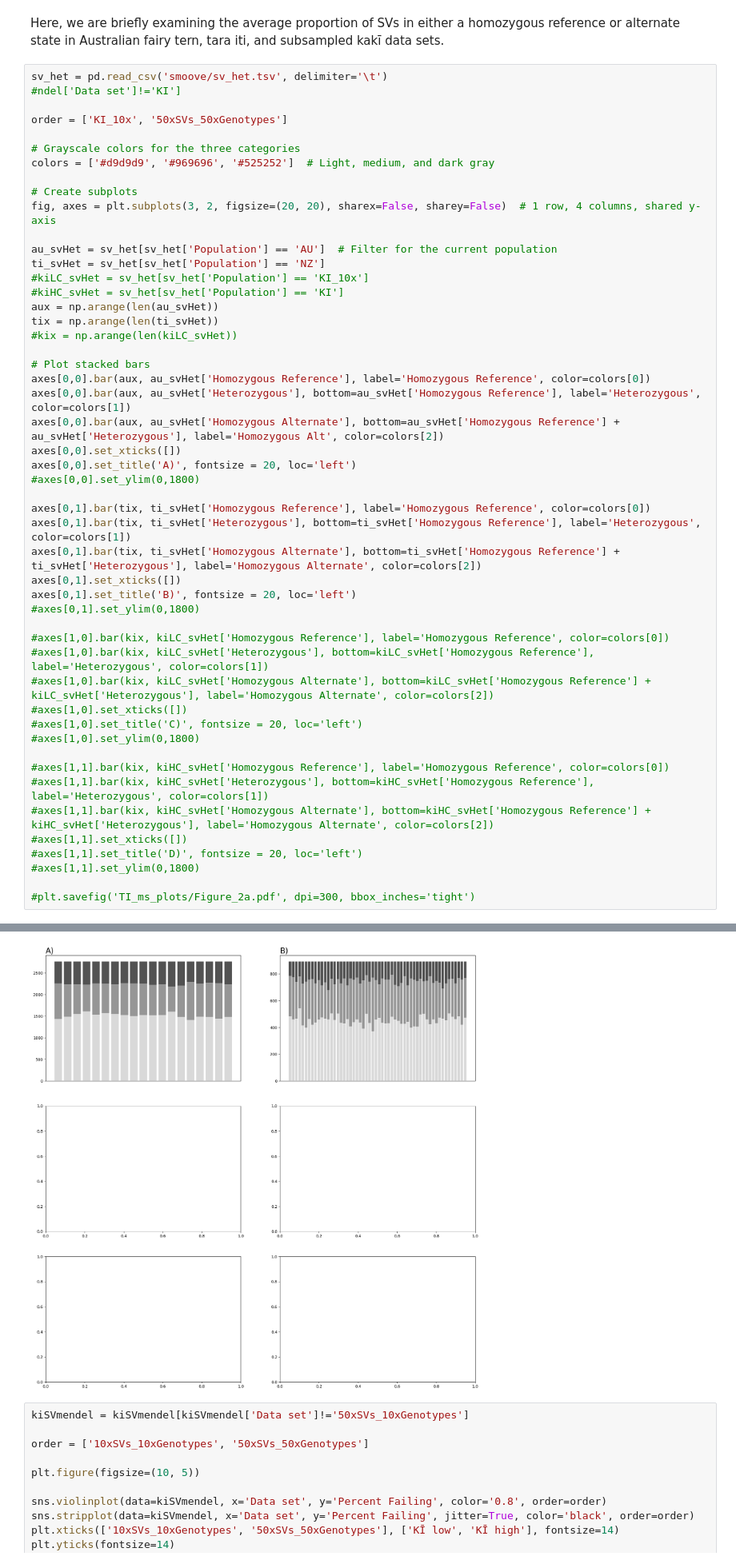
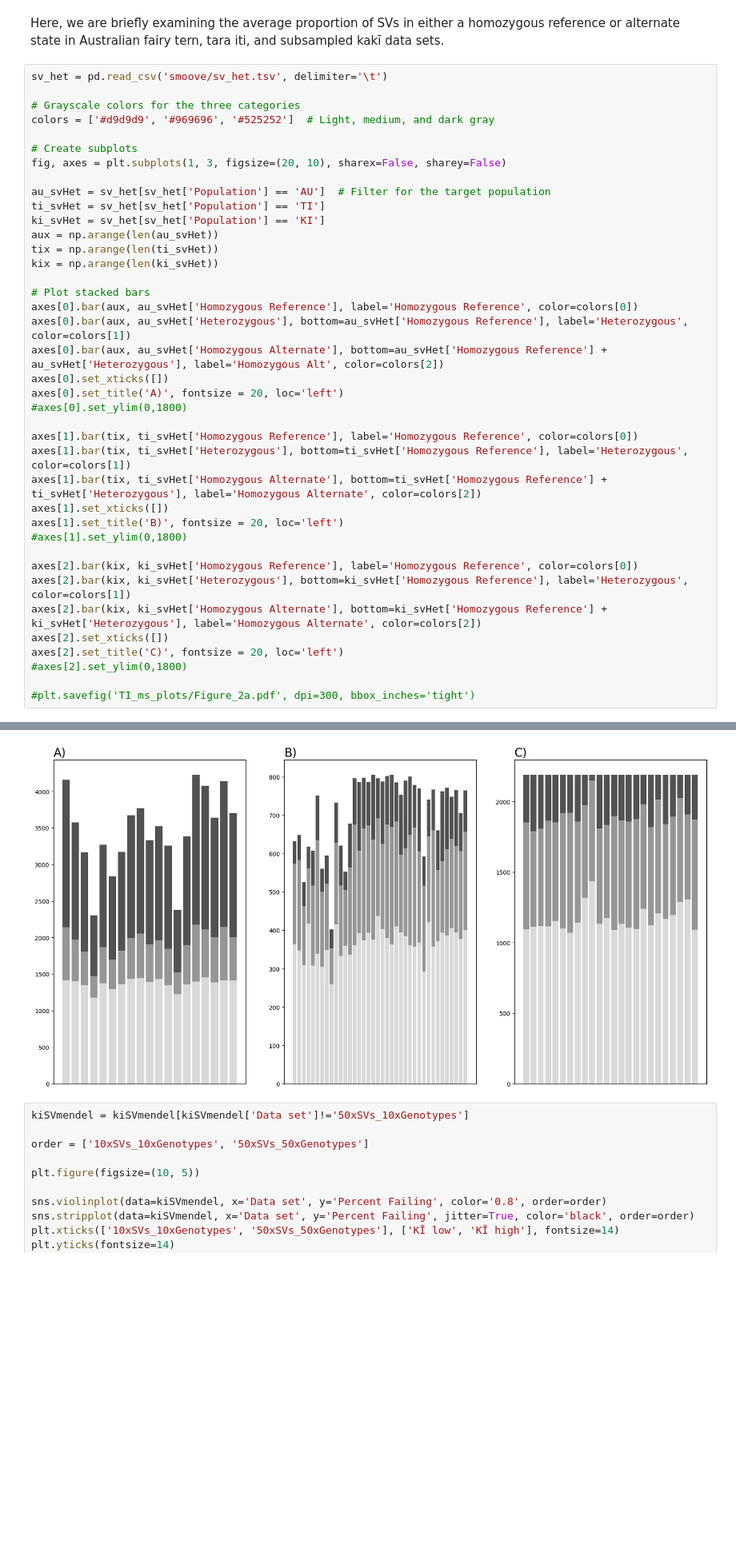
Before and after one commit to janawold1/2026_S_nereis_Cons_Gen, a Jupyter notebook: 06_Heterozygosity.ipynb, the cells around one changed output, grey strips where cells are left out. Shown at 80% size. Saved outputs shown, nothing was run; the diff lists cells and outputs as text; blank space fills up the shorter version.

Commit message:
Updated some plots, fixed some errors

```diff
--- a/06_Heterozygosity.ipynb
+++ b/06_Heterozygosity.ipynb
@@ -892,52 +871,41 @@ kiSVmendel.groupby(['Data set'])['Percent Failing'].mean().reset_index()
 Here, we are briefly examining the average proportion of SVs in either a homozygous reference or alternate state in Australian fairy tern, tara iti, and subsampled kakī data sets.
 # %%
 sv_het = pd.read_csv('smoove/sv_het.tsv', delimiter='\t')
-#ndel['Data set']!='KI']
-
-order = ['KI_10x', '50xSVs_50xGenotypes']
 
 # Grayscale colors for the three categories
 colors = ['#d9d9d9', '#969696', '#525252']  # Light, medium, and dark gray
 
 # Create subplots
-fig, axes = plt.subplots(3, 2, figsize=(20, 20), sharex=False, sharey=False)  # 1 row, 4 columns, shared y-axis
+fig, axes = plt.subplots(1, 3, figsize=(20, 10), sharex=False, sharey=False)
 
-au_svHet = sv_het[sv_het['Population'] == 'AU']  # Filter for the current population
-ti_svHet = sv_het[sv_het['Population'] == 'NZ']
-#kiLC_svHet = sv_het[sv_het['Population'] == 'KI_10x']
-#kiHC_svHet = sv_het[sv_het['Population'] == 'KI']
+au_svHet = sv_het[sv_het['Population'] == 'AU']  # Filter for the target population
+ti_svHet = sv_het[sv_het['Population'] == 'TI']
+ki_svHet = sv_het[sv_het['Population'] == 'KI']
 aux = np.arange(len(au_svHet))
 tix = np.arange(len(ti_svHet))
-#kix = np.arange(len(kiLC_svHet))
+kix = np.arange(len(ki_svHet))
 
 # Plot stacked bars
-axes[0,0].bar(aux, au_svHet['Homozygous Reference'], label='Homozygous Reference', color=colors[0])
-axes[0,0].bar(aux, au_svHet['Heterozygous'], bottom=au_svHet['Homozygous Reference'], label='Heterozygous', color=colors[1])
-axes[0,0].bar(aux, au_svHet['Homozygous Alternate'], bottom=au_svHet['Homozygous Reference'] + au_svHet['Heterozygous'], label='Homozygous Alt', color=colors[2])
-axes[0,0].set_xticks([])
-axes[0,0].set_title('A)', fontsize = 20, loc='left')
-#axes[0,0].set_ylim(0,1800)
+axes[0].bar(aux, au_svHet['Homozygous Reference'], label='Homozygous Reference', color=colors[0])
+axes[0].bar(aux, au_svHet['Heterozygous'], bottom=au_svHet['Homozygous Reference'], label='Heterozygous', color=colors[1])
+axes[0].bar(aux, au_svHet['Homozygous Alternate'], bottom=au_svHet['Homozygous Reference'] + au_svHet['Heterozygous'], label='Homozygous Alt', color=colors[2])
+axes[0].set_xticks([])
+axes[0].set_title('A)', fontsize = 20, loc='left')
+#axes[0].set_ylim(0,1800)
 
-axes[0,1].bar(tix, ti_svHet['Homozygous Reference'], label='Homozygous Reference', color=colors[0])
-axes[0,1].bar(tix, ti_svHet['Heterozygous'], bottom=ti_svHet['Homozygous Reference'], label='Heterozygous', color=colors[1])
-axes[0,1].bar(tix, ti_svHet['Homozygous Alternate'], bottom=ti_svHet['Homozygous Reference'] + ti_svHet['Heterozygous'], label='Homozygous Alternate', color=colors[2])
-axes[0,1].set_xticks([])
-axes[0,1].set_title('B)', fontsize = 20, loc='left')
-#axes[0,1].set_ylim(0,1800)
+axes[1].bar(tix, ti_svHet['Homozygous Reference'], label='Homozygous Reference', color=colors[0])
+axes[1].bar(tix, ti_svHet['Heterozygous'], bottom=ti_svHet['Homozygous Reference'], label='Heterozygous', color=colors[1])
+axes[1].bar(tix, ti_svHet['Homozygous Alternate'], bottom=ti_svHet['Homozygous Reference'] + ti_svHet['Heterozygous'], label='Homozygous Alternate', color=colors[2])
+axes[1].set_xticks([])
+axes[1].set_title('B)', fontsize = 20, loc='left')
+#axes[1].set_ylim(0,1800)
 
-#axes[1,0].bar(kix, kiLC_svHet['Homozygous Reference'], label='Homozygous Reference', color=colors[0])
-#axes[1,0].bar(kix, kiLC_svHet['Heterozygous'], bottom=kiLC_svHet['Homozygous Reference'], label='Heterozygous', color=colors[1])
-#axes[1,0].bar(kix, kiLC_svHet['Homozygous Alternate'], bottom=kiLC_svHet['Homozygous Reference'] + kiLC_svHet['Heterozygous'], label='Homozygous Alternate', color=colors[2])
-#axes[1,0].set_xticks([])
-#axes[1,0].set_title('C)', fontsize = 20, loc='left')
-#axes[1,0].set_ylim(0,1800)
-
-#axes[1,1].bar(kix, kiHC_svHet['Homozygous Reference'], label='Homozygous Reference', color=colors[0])
-#axes[1,1].bar(kix, kiHC_svHet['Heterozygous'], bottom=kiHC_svHet['Homozygous Reference'], label='Heterozygous', color=colors[1])
-#axes[1,1].bar(kix, kiHC_svHet['Homozygous Alternate'], bottom=kiHC_svHet['Homozygous Reference'] + kiHC_svHet['Heterozygous'], label='Homozygous Alternate', color=colors[2])
-#axes[1,1].set_xticks([])
-#axes[1,1].set_title('D)', fontsize = 20, loc='left')
-#axes[1,1].set_ylim(0,1800)
+axes[2].bar(kix, ki_svHet['Homozygous Reference'], label='Homozygous Reference', color=colors[0])
+axes[2].bar(kix, ki_svHet['Heterozygous'], bottom=ki_svHet['Homozygous Reference'], label='Heterozygous', color=colors[1])
+axes[2].bar(kix, ki_svHet['Homozygous Alternate'], bottom=ki_svHet['Homozygous Reference'] + ki_svHet['Heterozygous'], label='Homozygous Alternate', color=colors[2])
+axes[2].set_xticks([])
+axes[2].set_title('C)', fontsize = 20, loc='left')
+#axes[2].set_ylim(0,1800)
 
 #plt.savefig('TI_ms_plots/Figure_2a.pdf', dpi=300, bbox_inches='tight')
 # %% [output]
@@ -945,4 +913,4 @@ Text(0.0, 1.0, 'B)')
-[figure, old version]
+[figure, new version]
 # %%
 kiSVmendel = kiSVmendel[kiSVmendel['Data set']!='50xSVs_10xGenotypes']
 
```
Also changed, not shown: parts of 16 cells of this notebook, 1 other file.
